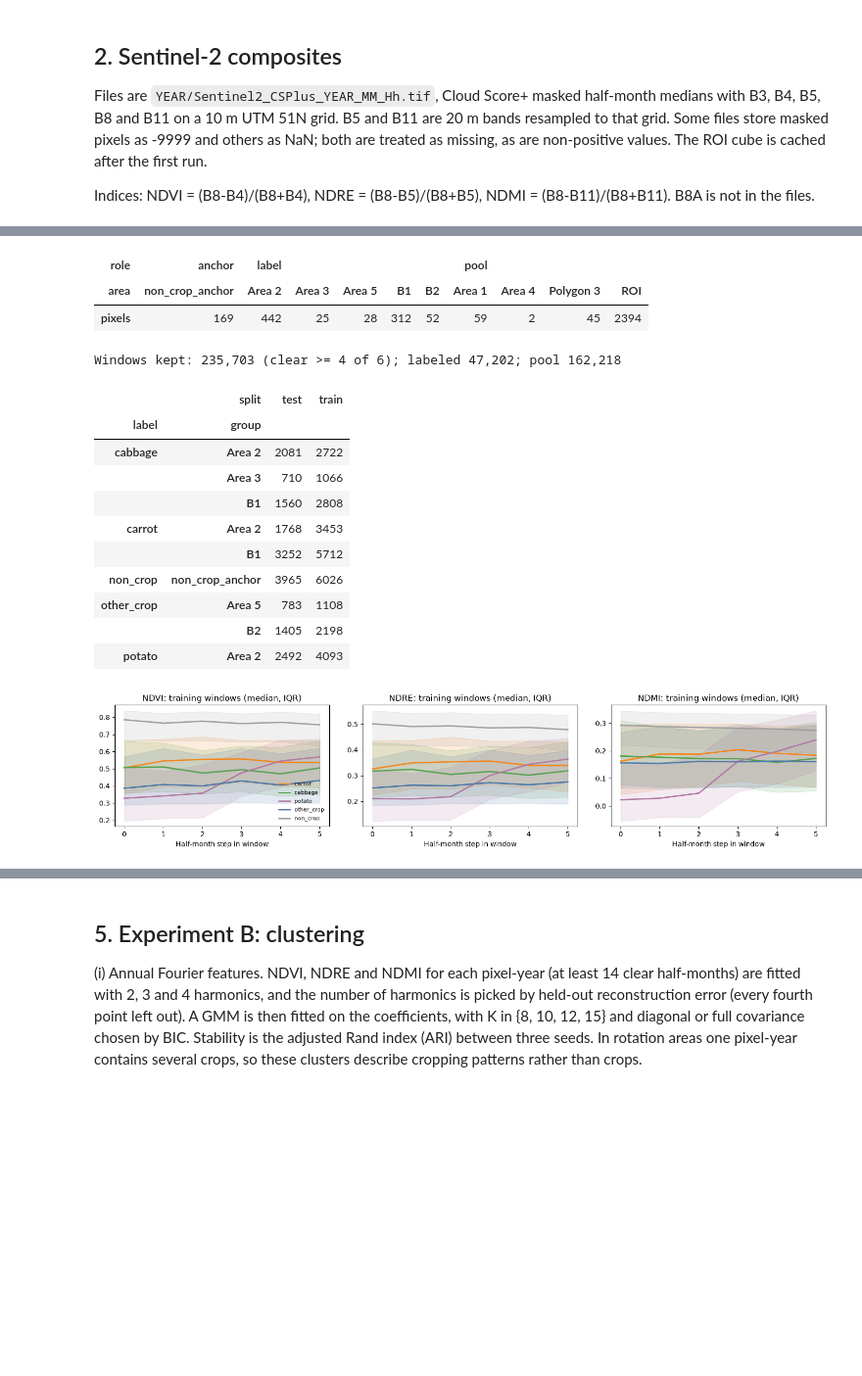
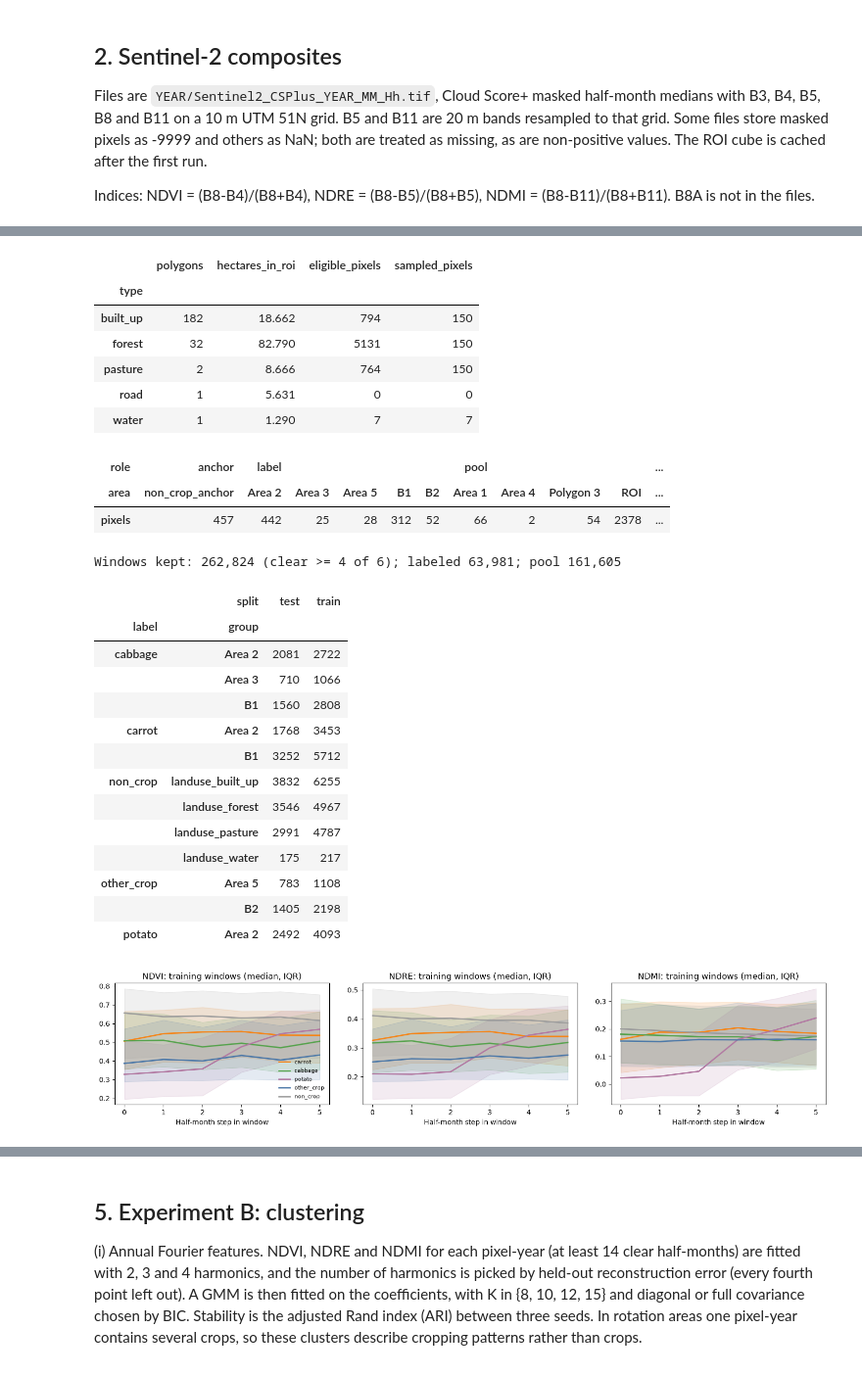
Before and after one commit to jrdavid-dev/external-crop-data-classification, a Jupyter notebook: notebooks/08_atok_weak_supervision_prototype.ipynb, the cells around one changed output, grey strips where cells are left out. Shown at 98% size. Saved outputs shown, nothing was run; the diff lists cells and outputs as text; code cells hidden in the pictures; blank space fills up the shorter version.

```diff
--- a/notebooks/08_atok_weak_supervision_prototype.ipynb
+++ b/notebooks/08_atok_weak_supervision_prototype.ipynb
@@ -245,9 +276,10 @@ with rasterio.open(next(iter(available.values()))) as reference:
 H, W = int(window.height), int(window.width)
 
 cube_path = OUTPUT / "roi_cube.npz"
-signature = ["nodata_masked_v2"] + sorted((str(p), p.stat().st_size) for p in available.values())
-if cube_path.is_file() and json.loads(str(np.load(cube_path)["signature"])) == signature:
+signature = json.loads(json.dumps(["nodata_masked_v2"] + sorted((str(p), p.stat().st_size) for p in available.values())))  # lists, as stored
+if cube_path.is_file() and json.loads(str(np.load(cube_path)["signature"])) == signature:  # notebooks 09 and 10 reuse this cache
     cube = np.load(cube_path)["cube"]
+    print("ROI cube loaded from cache:", cube_path)
 else:
     cube = np.full((len(SLOTS), len(BANDS), H, W), np.nan, dtype=np.float32)
     for index, path in available.items():
@@ -330,13 +364,32 @@ pixel_frames = []
 for name in LABEL_AREAS:
     rr, cc = np.nonzero(interiors[name])
     pixel_frames.append(pd.DataFrame({"row": rr, "col": cc, "group": name, "parcel": name, "role": "label"}))
-for kind, rule in (("forest", forest_rule), ("bare", bare_rule)):
+LANDUSE_KINDS = {  # ELUM 2023 sub-class -> non-crop type; Crops is not used
+    "General Production Forest": "forest", "General Protection Forest": "forest", "National Park": "forest",
+    "General Production Agriculture": "forest",  # closed forest on alienable land (ELUM metadata)
+    "Residential": "built_up", "General Institutional": "built_up", "Commercial": "built_up", "General Tourism": "built_up",
+    "Parks and Recreation": "built_up", "Road Network": "road", "Pasture": "pasture", "Rivers": "water"}
+landuse = gpd.read_file(LANDUSE_PATH, bbox=gpd.GeoSeries([roi_grid], crs=GRID_CRS), engine="pyogrio").to_crs(GRID_CRS)
+landuse = landuse[landuse.intersects(roi_grid)]
+unmapped = landuse.loc[~landuse["sub_elu"].isin(LANDUSE_KINDS) & (landuse["sub_elu"] != "Crops"), "sub_elu"].unique()
+if len(unmapped):
+    print("Land-use classes in the ROI not used as non-crop:", sorted(unmapped))
+landuse_rows = []
+for kind, shapes in landuse.assign(kind=landuse["sub_elu"].map(LANDUSE_KINDS)).dropna(subset=["kind"]).groupby("kind"):
+    available_mask = raster_mask(union_all(shapes.geometry.to_numpy()), erode=5) & roi_mask & ~any_polygon_buffer & (clear_count >= 60)
+    rr, cc = sample_pixels(available_mask, 150)
+    landuse_rows.append({"type": kind, "polygons": len(shapes), "hectares_in_roi": shapes.intersection(roi_grid).area.sum() / 1e4,
+                         "eligible_pixels": int(available_mask.sum()), "sampled_pixels": len(rr)})
+    pixel_frames.append(pd.DataFrame({"row": rr, "col": cc, "group": [f"landuse_{kind}_{r // 30}_{c // 30}" for r, c in zip(rr, cc)],
+                                      "parcel": f"landuse_{kind}", "role": "anchor", "landuse": kind}))
+display(pd.DataFrame(landuse_rows).set_index("type"))
+for kind, rule in (("forest", forest_rule), ("bare", bare_rule)):  # v1 anchors, only for the section 4 comparison
     rr, cc = sample_pixels(anchor_candidates & rule, 150)
-    pixel_frames.append(pd.DataFrame({"row": rr, "col": cc, "group": [f"anchor_{kind}_{r // 30}_{c // 30}" for r, c in zip(rr, cc)],
-                                      "parcel": f"anchor_{kind}", "role": "anchor"}))
+    pixel_frames.append(pd.DataFrame({"row": rr, "col": cc, "group": [f"rule_{kind}_{r // 30}_{c // 30}" for r, c in zip(rr, cc)],
+                                      "parcel": f"rule_{kind}", "role": "rule_anchor", "landuse": f"rule_{kind}"}))
 anchor_mask = np.zeros((H, W), bool)
-anchor_mask[pixel_frames[-1]["row"], pixel_frames[-1]["col"]] = True
-anchor_mask[pixel_frames[-2]["row"], pixel_frames[-2]["col"]] = True
+for frame in pixel_frames[len(LABEL_AREAS):]:
+    anchor_mask[frame["row"], frame["col"]] = True
 rr, cc = sample_pixels(thinned & ~label_buffer & ~anchor_mask & (clear_count >= 60), 2500)
 pixel_frames.append(pd.DataFrame({"row": rr, "col": cc, "group": "pool", "parcel": [f"pool_{r}_{c}" for r, c in zip(rr, cc)], "role": "pool"}))
 pixels = pd.concat(pixel_frames, ignore_index=True)
@@ -346,6 +399,7 @@ for name, mask in interiors.items():
     inside = mask[pixels["row"], pixels["col"]]
     pixels.loc[inside, "area"] = name
 pixels.loc[pixels["role"] == "anchor", "area"] = "non_crop_anchor"
+pixels.loc[pixels["role"] == "rule_anchor", "area"] = "rule_anchor"
 display(pixels.groupby(["role", "area"]).size().rename("pixels").to_frame().T)
 
 
@@ -400,7 +454,6 @@ def window_features(meta, arrays):
     for name in ("NDRE", "NDMI"):
         features[f"{name}_at_ndvi_peak"] = arrays[np.arange(len(arrays)), ndvi_peak, VARS.index(name)]
     features["B11_change"] = arrays[:, -1, VARS.index("B11")] - arrays[:, 0, VARS.index("B11")]
-    features["clear_steps"] = meta["clear"].to_numpy()
     return pd.DataFrame(features)
 
 
@@ -415,50 +468,60 @@ priors = np.array([window_prior(area_priors[a], m) if a in area_priors else np.f
                    for a, m in zip(windows["area"], windows["month"])])
 windows["label"], windows["label_weight"] = None, 0.0
 is_label = windows["role"].eq("label").to_numpy()
 windows.loc[is_label, "label"] = np.asarray(CLASSES)[priors[is_label].argmax(1)]
 windows.loc[is_label, "label_weight"] = priors[is_label].max(1)
 windows.loc[is_label & (np.nan_to_num(priors.max(1)) < 0.6), "label"] = None
 windows.loc[windows["role"].eq("anchor"), ["label", "label_weight"]] = ["non_crop", 0.5]
 windows["K"] = list(np.array([window_prior(regional_prior, m) for m in windows["month"]]))
 windows["split"] = np.where(windows["end_year"].isin(TRAIN_YEARS), "train",
                             np.where(windows["year"].isin(TEST_YEARS), "test", "buffer"))
 labeled = windows[windows["label"].notna() & windows["split"].ne("buffer")].reset_index(drop=True)
 pool = windows[windows["role"].eq("pool") & windows["split"].ne("buffer")].reset_index(drop=True)
 print(f"Windows kept: {len(windows):,} (clear >= {MIN_VALID} of {WINDOW}); labeled {len(labeled):,}; pool {len(pool):,}")
-summary = labeled.assign(group=np.where(labeled["role"] == "anchor", "non_crop_anchor", labeled["group"]))
+summary = labeled.assign(group=np.where(labeled["role"] == "anchor", "landuse_" + labeled["landuse"].astype(str), labeled["group"]))
 display(summary.pivot_table(index=["label", "group"], columns="split", values="pixel_id", aggfunc="size", fill_value=0))
 
 figure, axes = plt.subplots(1, 3, figsize=(15, 3.4), sharex=True)
 for axis, name in zip(axes, INDICES):
     for crop in CLASSES:
         rows = labeled[(labeled["label"] == crop) & (labeled["split"] == "train")]
         if len(rows):
             curves = rows[[f"t{s}_{name}" for s in range(WINDOW)]].to_numpy()
             axis.plot(range(WINDOW), np.median(curves, 0), color=COLORS[crop], lw=2, label=crop)
             axis.fill_between(range(WINDOW), *np.percentile(curves, [25, 75], 0), color=COLORS[crop], alpha=0.15)
     axis.set_title(f"{name}: training windows (median, IQR)")
     axis.set_xlabel("Half-month step in window")
 axes[0].legend(frameon=False, fontsize=8)
 figure.tight_layout()
 figure.savefig(FIGURES / "label_window_profiles.png", dpi=150)
 plt.show()
 # %% [output]
-| role | anchor | label |  |  |  |  | pool |  |  |  |
-| area | non_crop_anchor | Area 2 | Area 3 | Area 5 | B1 | B2 | Area 1 | Area 4 | Polygon 3 | ROI |
-| pixels | 169 | 442 | 25 | 28 | 312 | 52 | 59 | 2 | 45 | 2394 |
+|  | polygons | hectares_in_roi | eligible_pixels | sampled_pixels |
+| type |  |  |  |  |
+| built_up | 182 | 18.662 | 794 | 150 |
+| forest | 32 | 82.790 | 5131 | 150 |
+| pasture | 2 | 8.666 | 764 | 150 |
+| road | 1 | 5.631 | 0 | 0 |
+| water | 1 | 1.290 | 7 | 7 |
+| role | anchor | label |  |  |  |  | pool |  |  |  | ... |
+| area | non_crop_anchor | Area 2 | Area 3 | Area 5 | B1 | B2 | Area 1 | Area 4 | Polygon 3 | ROI | ... |
+| pixels | 457 | 442 | 25 | 28 | 312 | 52 | 66 | 2 | 54 | 2378 | ... |
-Windows kept: 235,703 (clear >= 4 of 6); labeled 47,202; pool 162,218
+Windows kept: 262,824 (clear >= 4 of 6); labeled 63,981; pool 161,605
-|  | split | test | train |
-| label | group |  |  |
-| cabbage | Area 2 | 2081 | 2722 |
-|  | Area 3 | 710 | 1066 |
-|  | B1 | 1560 | 2808 |
-| carrot | Area 2 | 1768 | 3453 |
-|  | B1 | 3252 | 5712 |
-| non_crop | non_crop_anchor | 3965 | 6026 |
-| other_crop | Area 5 | 783 | 1108 |
-|  | B2 | 1405 | 2198 |
-| potato | Area 2 | 2492 | 4093 |
+|  | split | test | train |
+| label | group |  |  |
+| cabbage | Area 2 | 2081 | 2722 |
+|  | Area 3 | 710 | 1066 |
+|  | B1 | 1560 | 2808 |
+| carrot | Area 2 | 1768 | 3453 |
+|  | B1 | 3252 | 5712 |
+| non_crop | landuse_built_up | 3832 | 6255 |
+|  | landuse_forest | 3546 | 4967 |
+|  | landuse_pasture | 2991 | 4787 |
+|  | landuse_water | 175 | 217 |
+| other_crop | Area 5 | 783 | 1108 |
+|  | B2 | 1405 | 2198 |
+| potato | Area 2 | 2492 | 4093 |
-[figure, old version]
+[figure, new version]
 # %% [markdown]
 ## 4. Experiment A: supervised baseline
 
```
Also changed, not shown: parts of 29 cells of this notebook, 4 other files.
